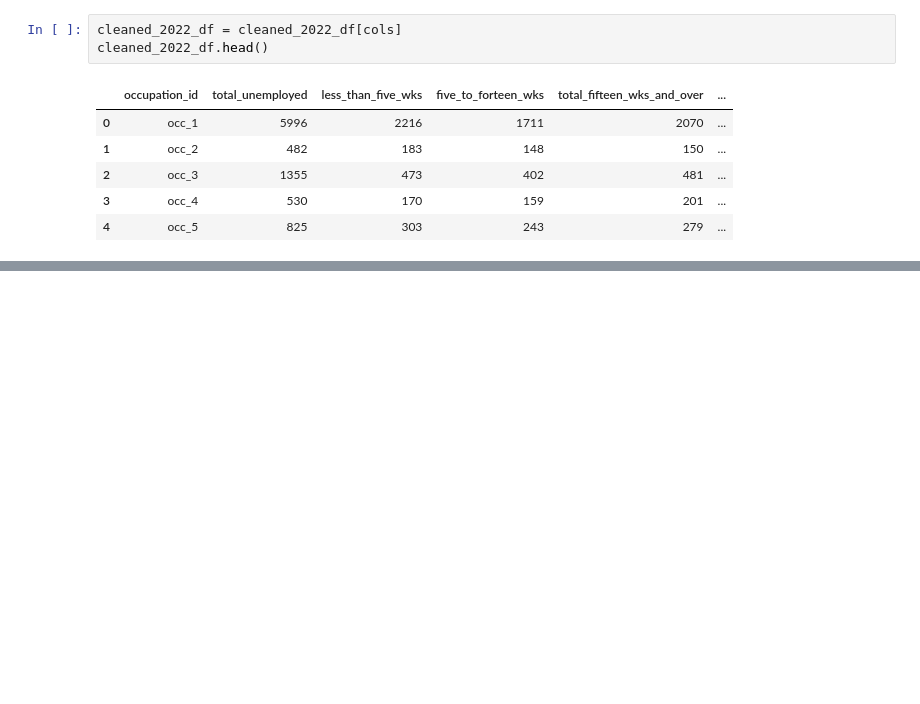
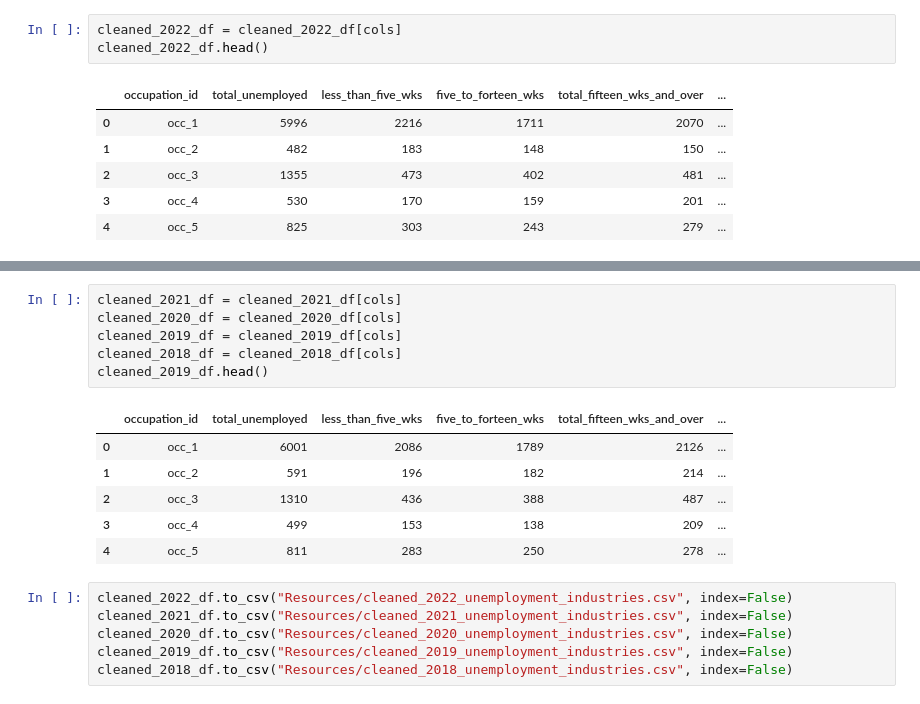
Before and after one commit to tvaughn905/Project-3, a Jupyter notebook: cleaning_industry_data.ipynb, the cells around one changed output, grey strips where cells are left out. Saved outputs shown, nothing was run; the diff lists cells and outputs as text; blank space fills up the shorter version.

```diff
--- a/cleaning_industry_data.ipynb
+++ b/cleaning_industry_data.ipynb
@@ -383,0 +407,19 @@ cleaned_2022_df.head()
+# %%
+cleaned_2021_df = cleaned_2021_df[cols]
+cleaned_2020_df = cleaned_2020_df[cols]
+cleaned_2019_df = cleaned_2019_df[cols]
+cleaned_2018_df = cleaned_2018_df[cols]
+cleaned_2019_df.head()
+# %% [output]
+|  | occupation_id | total_unemployed | less_than_five_wks | five_to_forteen_wks | total_fifteen_wks_and_over | ... |
+| 0 | occ_1 | 6001 | 2086 | 1789 | 2126 | ... |
+| 1 | occ_2 | 591 | 196 | 182 | 214 | ... |
+| 2 | occ_3 | 1310 | 436 | 388 | 487 | ... |
+| 3 | occ_4 | 499 | 153 | 138 | 209 | ... |
+| 4 | occ_5 | 811 | 283 | 250 | 278 | ... |
+# %%
+cleaned_2022_df.to_csv("Resources/cleaned_2022_unemployment_industries.csv", index=False)
+cleaned_2021_df.to_csv("Resources/cleaned_2021_unemployment_industries.csv", index=False)
+cleaned_2020_df.to_csv("Resources/cleaned_2020_unemployment_industries.csv", index=False)
+cleaned_2019_df.to_csv("Resources/cleaned_2019_unemployment_industries.csv", index=False)
+cleaned_2018_df.to_csv("Resources/cleaned_2018_unemployment_industries.csv", index=False)
```
Also changed, not shown: parts of 4 cells of this notebook, 5 other files.
